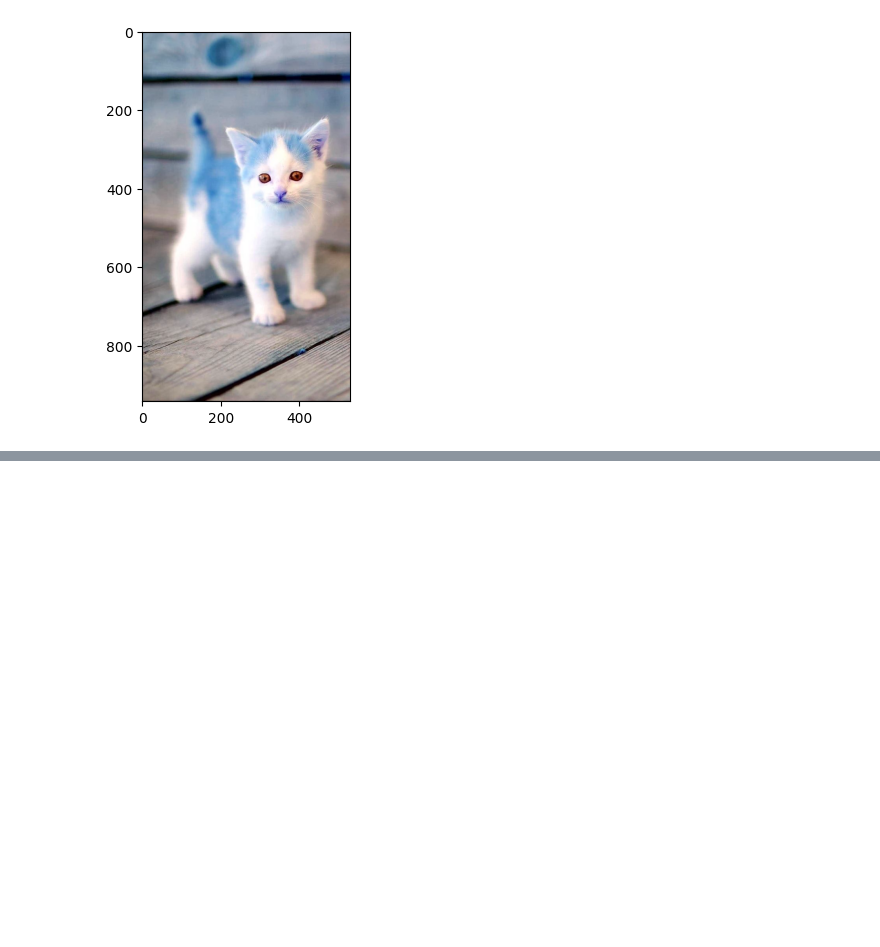
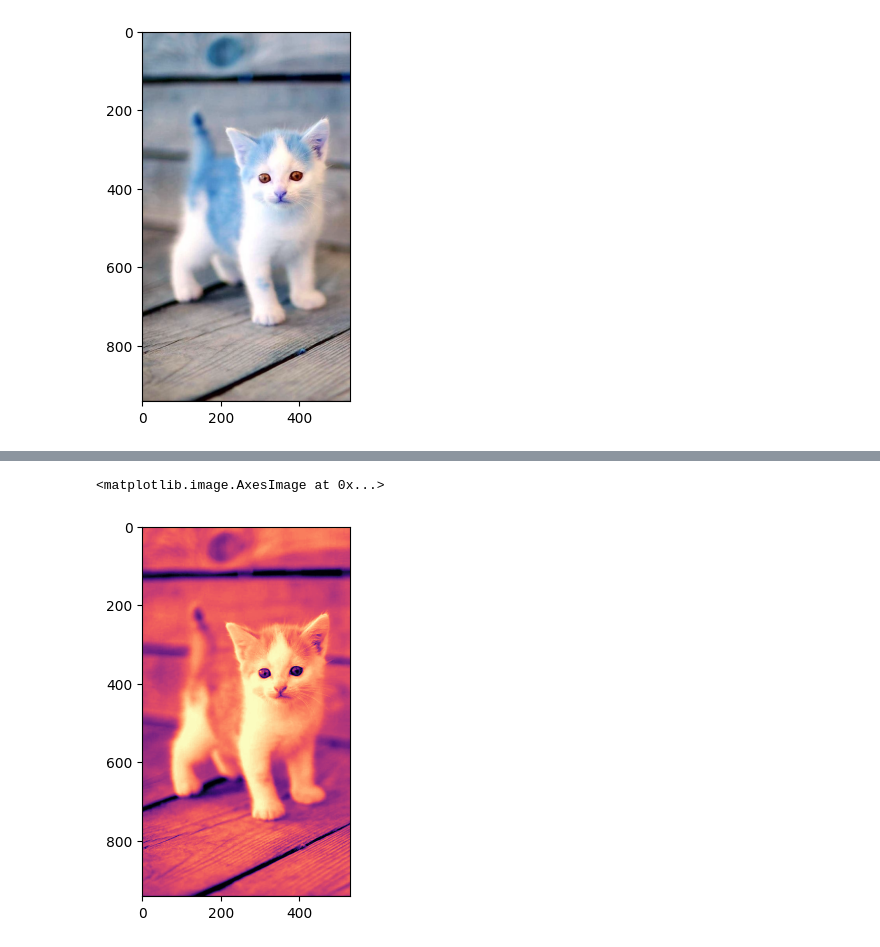
Before and after one commit to filladani/PCVK_2024, a Jupyter notebook: week2.ipynb, the cells around one changed output, grey strips where cells are left out. Saved outputs shown, nothing was run; the diff lists cells and outputs as text; code cells hidden in the pictures; blank space fills up the shorter version.

```diff
--- a/week2.ipynb
+++ b/week2.ipynb
@@ -23,0 +39,5 @@ img3 = cv.cvtColor(img,cv.COLOR_BGR2RGB)
+# %%
+plt.imshow(img_gray, cmap='magma')
+# %% [output]
+<matplotlib.image.AxesImage at 0x...>
+[figure, added]
```
Also changed, not shown: parts of 15 cells of this notebook.
